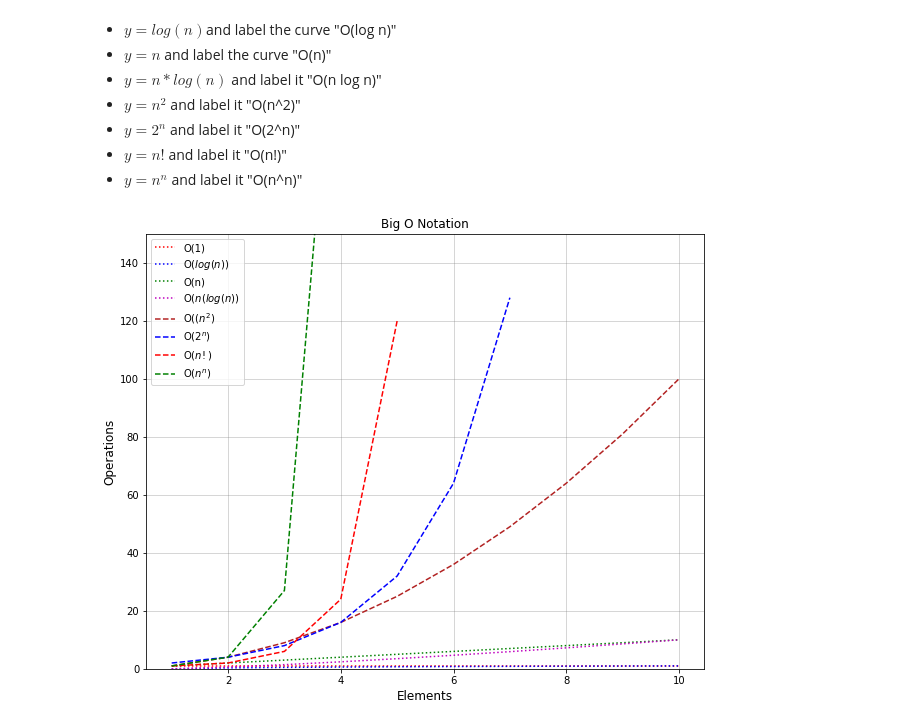
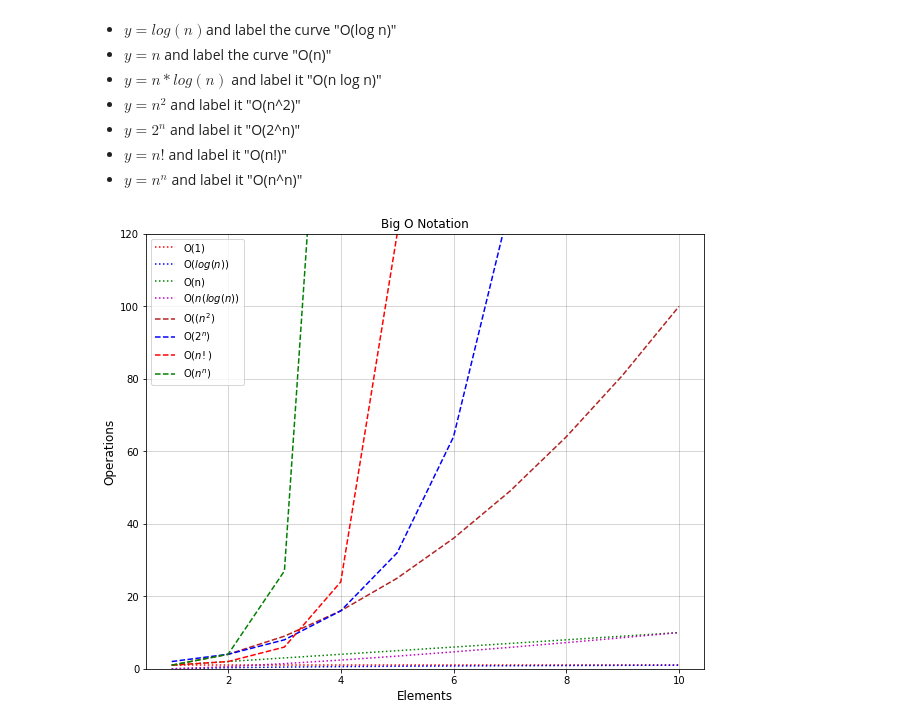
Before and after one commit to nadia-paz/numpy-pandas-visualization-exercises, a Jupyter notebook: big_o_notation.ipynb, the cells around one changed output. Saved outputs shown, nothing was run; the diff lists cells and outputs as text; code cells hidden in the pictures.

```diff
--- a/big_o_notation.ipynb
+++ b/big_o_notation.ipynb
@@ -43,19 +43,19 @@ y8 = [n ** n for n in x8]
 # %%
 plt.figure(figsize = (10, 8))
 plt.title('Big O Notation')
 plt.xlabel('Elements', size = 'large')
 plt.ylabel('Operations', size = 'large')
 plt.grid(c='grey', alpha = 0.4)
-plt.ylim(0, 150)
+plt.ylim(0, 120)
 
 plt.plot(x, y1,color = 'r', ls = ':', label = 'O(1)')
 plt.plot(x, y2,color = 'b', ls = ':', label = 'O($log(n)$)')
 plt.plot(x, y3,color = 'g', ls = ':', label = 'O(n)')
 plt.plot(x, y4,color = 'm', ls = ':', label = 'O($n(log(n)$)')
 plt.plot(x, y5,color = 'firebrick', ls = '--', label = 'O($(n^2$)')
 plt.plot(x6, y6,color = 'b', ls = '--', label = 'O($2^n$)')
 plt.plot(x7, y7,color = 'r', ls = '--', label = 'O($n!$)')
 plt.plot(x8, y8,color = 'g', ls = '--', label = 'O($n^n$)')
 plt.legend();
 # %% [output]
-[figure, old version]
+[figure, new version]
```
Also changed, not shown: 1 other file.
